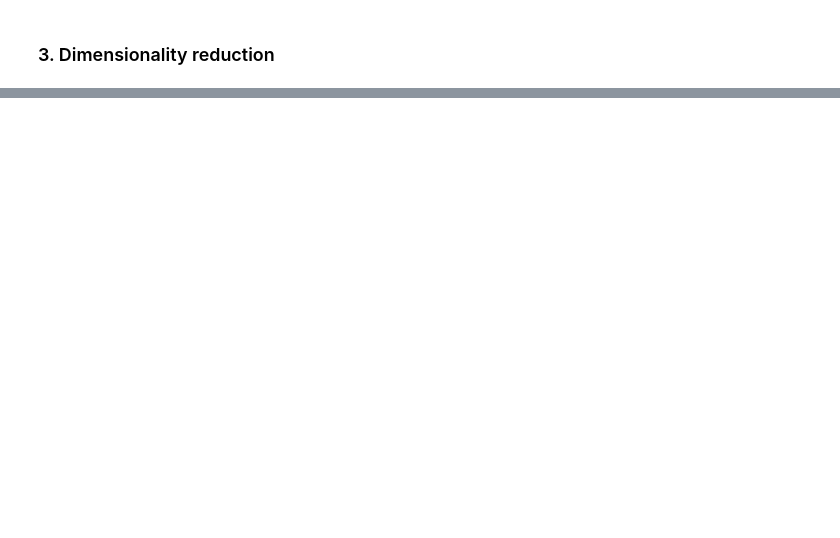
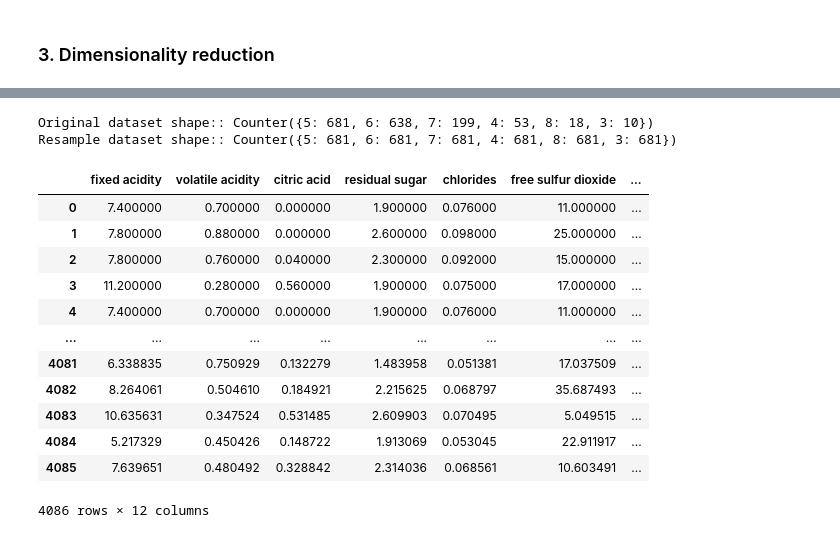
Before and after one commit to ananddotiyer/IIT-M, a Jupyter notebook: My Notes/MLP/Week2.ipynb, the cells around one changed output, grey strips where cells are left out. Drawn from its saved outputs; the diff is of its cells as text; code cells hidden in the pictures; blank space fills up the shorter version.

```diff
--- a/My Notes/MLP/Week2.ipynb
+++ b/My Notes/MLP/Week2.ipynb
@@ -769,0 +819,29 @@ Resample dataset shape:: Counter({3: 10, 4: 10, 5: 10, 6: 10, 7: 10, 8: 10})
+# %%
+from collections import Counter
+from imblearn.over_sampling import SMOTE
+
+oversample = SMOTE()
+X_sm, y_sm = oversample.fit_resample(X, y)
+
+print(f"Original dataset shape:: {Counter(y)}")
+print(f"Resample dataset shape:: {Counter(y_sm)}")  # Selects 681 (by repeat-sampling) from each of the {5,6} classes, by SMOTE
+# %% [output]
+Original dataset shape:: Counter({5: 681, 6: 638, 7: 199, 4: 53, 8: 18, 3: 10})
+Resample dataset shape:: Counter({5: 681, 6: 681, 7: 681, 4: 681, 8: 681, 3: 681})
+# %%
+wine_data_modified = pd.concat([X_sm, y_sm], axis=1)
+wine_data_modified
+# %% [output]
+|  | fixed acidity | volatile acidity | citric acid | residual sugar | chlorides | free sulfur dioxide | ... |
+| 0 | 7.400000 | 0.700000 | 0.000000 | 1.900000 | 0.076000 | 11.000000 | ... |
+| 1 | 7.800000 | 0.880000 | 0.000000 | 2.600000 | 0.098000 | 25.000000 | ... |
+| 2 | 7.800000 | 0.760000 | 0.040000 | 2.300000 | 0.092000 | 15.000000 | ... |
+| 3 | 11.200000 | 0.280000 | 0.560000 | 1.900000 | 0.075000 | 17.000000 | ... |
+| 4 | 7.400000 | 0.700000 | 0.000000 | 1.900000 | 0.076000 | 11.000000 | ... |
+| ... | ... | ... | ... | ... | ... | ... | ... |
+| 4081 | 6.338835 | 0.750929 | 0.132279 | 1.483958 | 0.051381 | 17.037509 | ... |
+| 4082 | 8.264061 | 0.504610 | 0.184921 | 2.215625 | 0.068797 | 35.687493 | ... |
+| 4083 | 10.635631 | 0.347524 | 0.531485 | 2.609903 | 0.070495 | 5.049515 | ... |
+| 4084 | 5.217329 | 0.450426 | 0.148722 | 1.913069 | 0.053045 | 22.911917 | ... |
+| 4085 | 7.639651 | 0.480492 | 0.328842 | 2.314036 | 0.068561 | 10.603491 | ... |
+4086 rows × 12 columns
```
Also changed, not shown: parts of 83 cells of this notebook.
